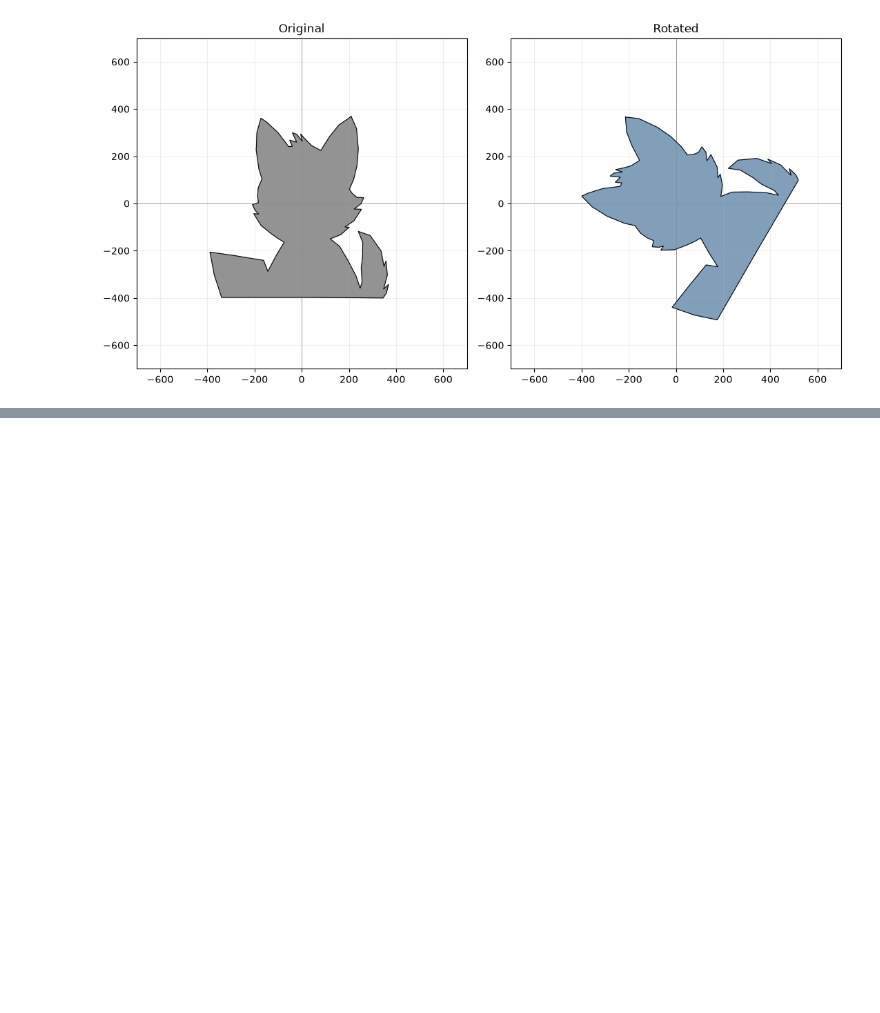
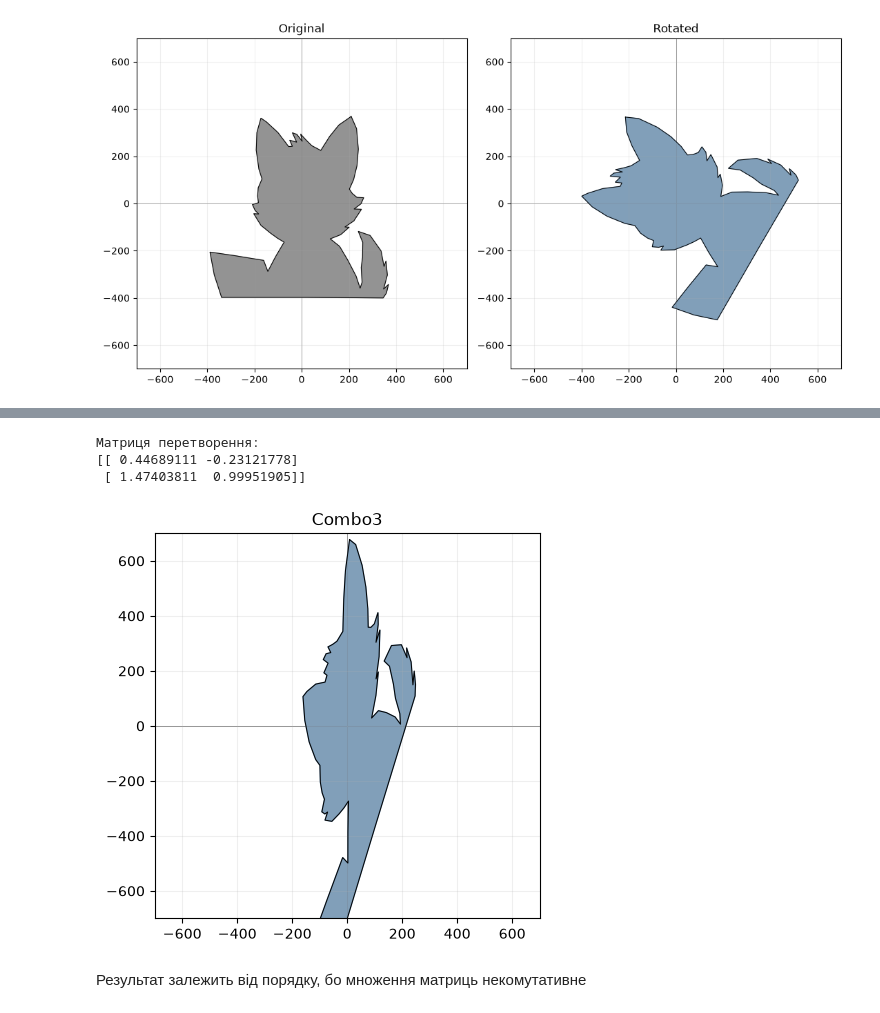
Before and after one commit to CPTshkarpetka/ALA_Lab1, a Jupyter notebook: lab1.ipynb, the cells around one changed output, grey strips where cells are left out. Saved outputs shown, nothing was run; the diff lists cells and outputs as text; code cells hidden in the pictures; blank space fills up the shorter version.

```diff
--- a/lab1.ipynb
+++ b/lab1.ipynb
@@ -134,0 +164,11 @@ Rotated
+# %%
+plot_shape(L_combo3[0], "Combo3", lim = 700)
+print(f"Матриця перетворення:\n{Combo3_matrix}")
+plt.show()
+# %% [output]
+Матриця перетворення:
+[[ 0.44689111 -0.23121778]
+ [ 1.47403811  0.99951905]]
+[figure, added]
+# %% [markdown]
+Результат залежить від порядку, бо множення матриць некомутативне
```
Also changed, not shown: parts of 8 cells of this notebook.
